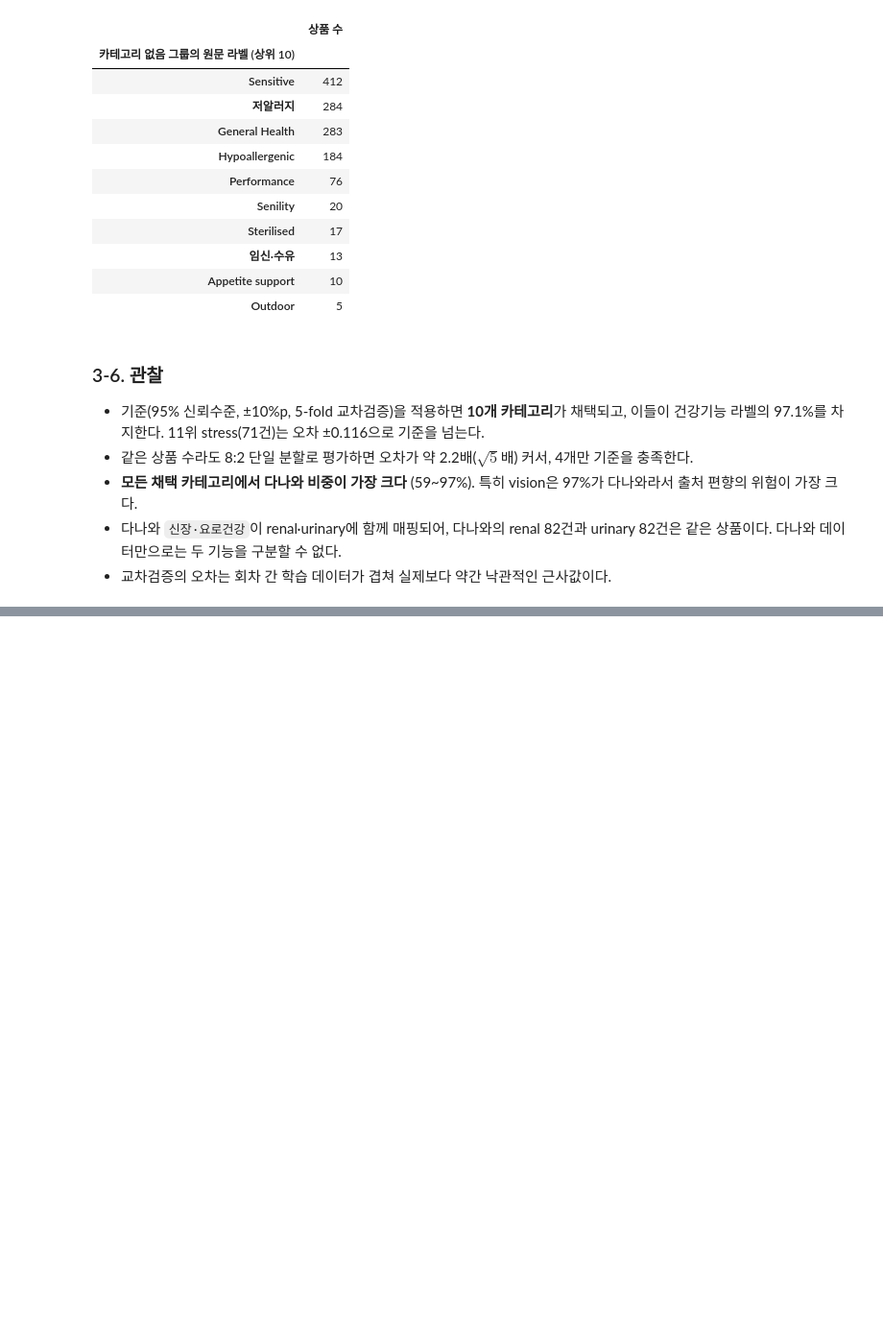
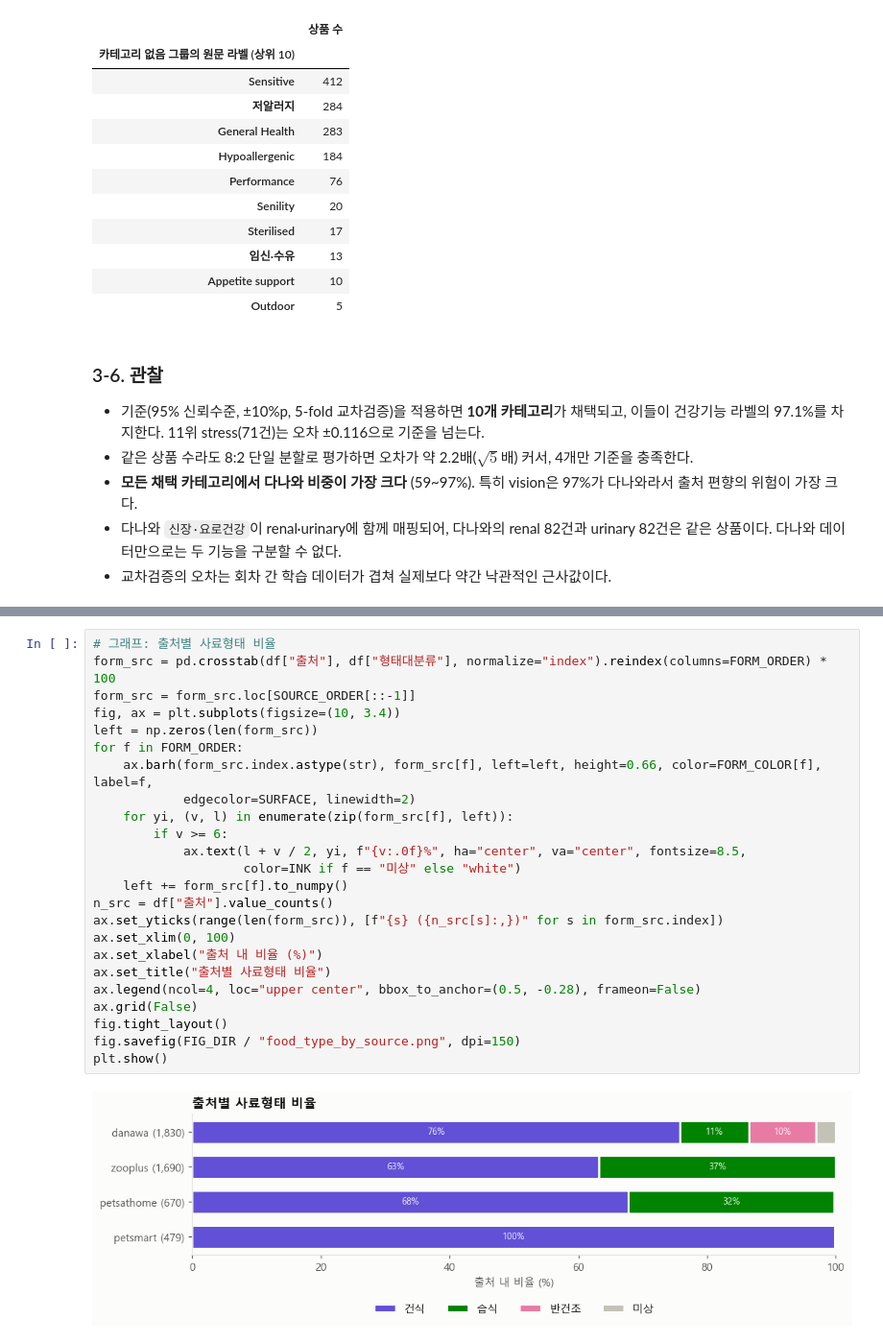
Before and after one commit to 2401480-lab/BigData, a Jupyter notebook: project/EDA/gold_unified_eda.ipynb, the cells around one changed output, grey strips where cells are left out. Shown at 96% size. Drawn from its saved outputs; the diff is of its cells as text; blank space fills up the shorter version.

```diff
--- a/project/EDA/gold_unified_eda.ipynb
+++ b/project/EDA/gold_unified_eda.ipynb
@@ -401,0 +453,26 @@ no_cat.head(10).rename("상품 수").rename_axis("카테고리 없음 그룹의
+# %%
+# 그래프: 출처별 사료형태 비율
+form_src = pd.crosstab(df["출처"], df["형태대분류"], normalize="index").reindex(columns=FORM_ORDER) * 100
+form_src = form_src.loc[SOURCE_ORDER[::-1]]
+fig, ax = plt.subplots(figsize=(10, 3.4))
+left = np.zeros(len(form_src))
+for f in FORM_ORDER:
+    ax.barh(form_src.index.astype(str), form_src[f], left=left, height=0.66, color=FORM_COLOR[f], label=f,
+            edgecolor=SURFACE, linewidth=2)
+    for yi, (v, l) in enumerate(zip(form_src[f], left)):
+        if v >= 6:
+            ax.text(l + v / 2, yi, f"{v:.0f}%", ha="center", va="center", fontsize=8.5,
+                    color=INK if f == "미상" else "white")
+    left += form_src[f].to_numpy()
+n_src = df["출처"].value_counts()
+ax.set_yticks(range(len(form_src)), [f"{s} ({n_src[s]:,})" for s in form_src.index])
+ax.set_xlim(0, 100)
+ax.set_xlabel("출처 내 비율 (%)")
+ax.set_title("출처별 사료형태 비율")
+ax.legend(ncol=4, loc="upper center", bbox_to_anchor=(0.5, -0.28), frameon=False)
+ax.grid(False)
+fig.tight_layout()
+fig.savefig(FIG_DIR / "food_type_by_source.png", dpi=150)
+plt.show()
+# %% [output]
+[figure, added]
```
Also changed, not shown: parts of 46 cells of this notebook, 24 other files.
